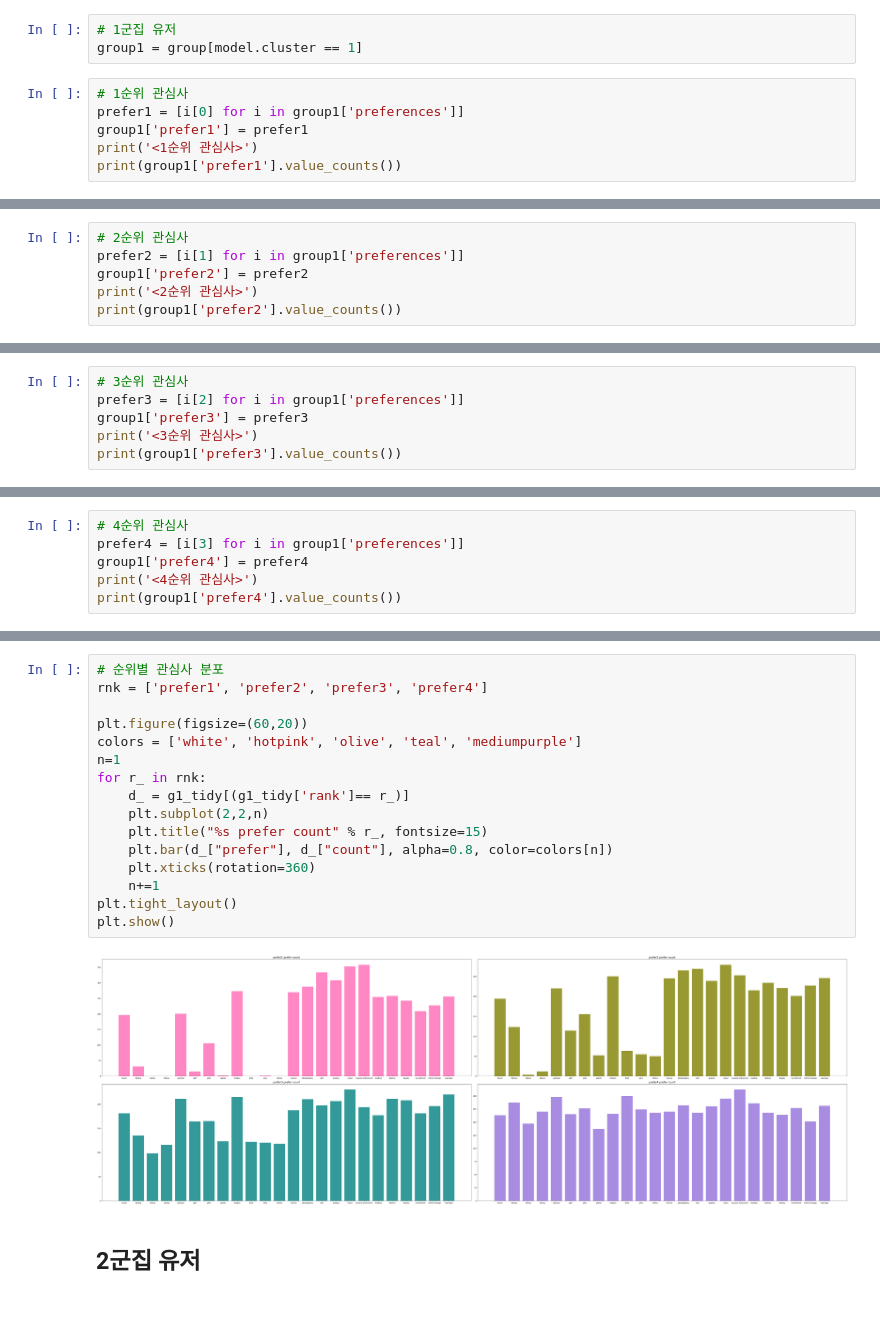
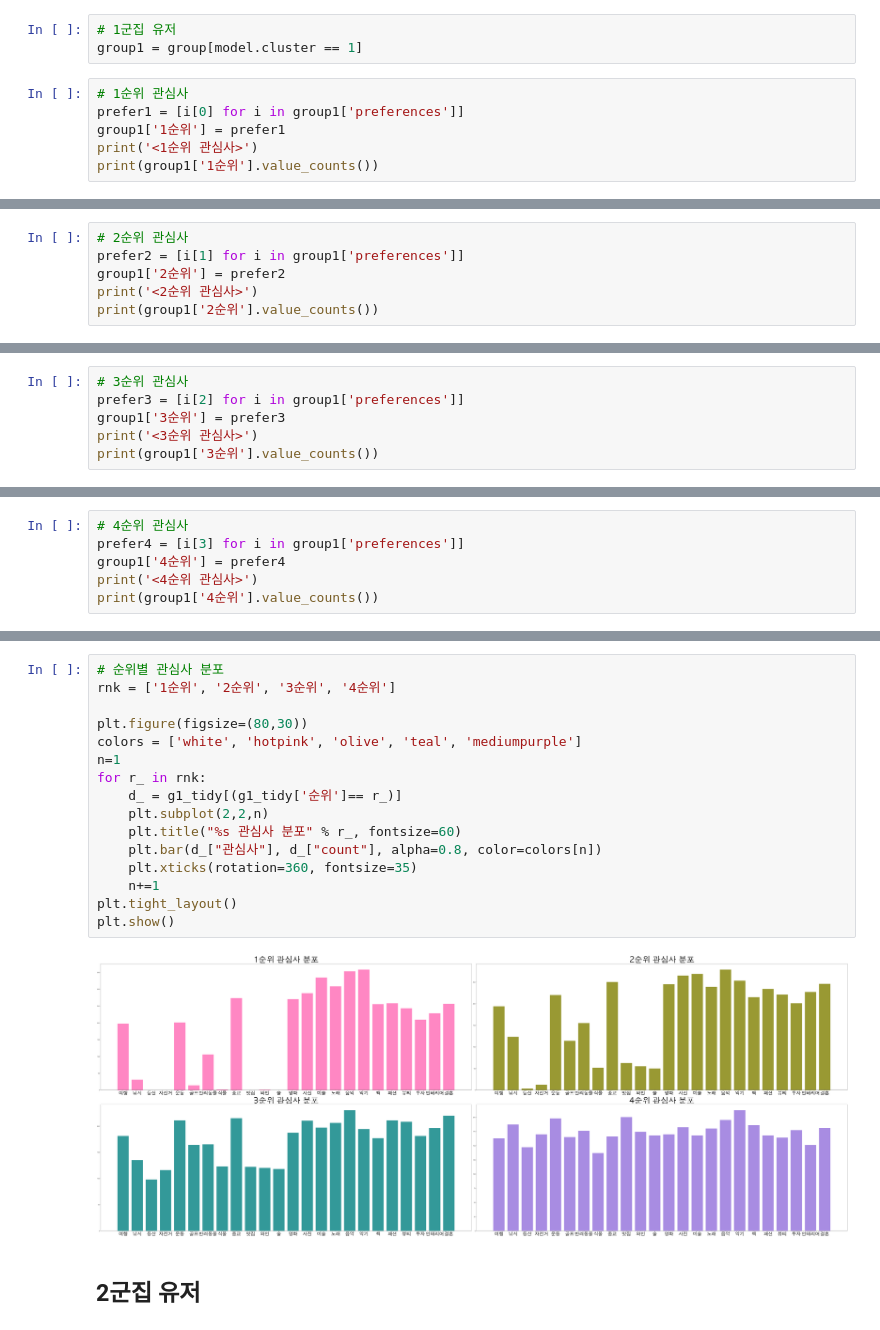
Before and after one commit to yunhaeng/Sinor_recommendation, a Jupyter notebook: testing/sh/test_weights.ipynb, the cells around one changed output, grey strips where cells are left out. Drawn from its saved outputs; the diff is of its cells as text.

```diff
--- a/testing/sh/test_weights.ipynb
+++ b/testing/sh/test_weights.ipynb
@@ -360,8 +423,8 @@ group1 = group[model.cluster == 1]
 # %%
 # 1순위 관심사
 prefer1 = [i[0] for i in group1['preferences']]
-group1['prefer1'] = prefer1
+group1['1순위'] = prefer1
 print('<1순위 관심사>')
-print(group1['prefer1'].value_counts())
+print(group1['1순위'].value_counts())
 # %% [output]
 <1순위 관심사>
@@ -384,8 +447,8 @@ Name: prefer1, dtype: int64
 # %%
 # 2순위 관심사
 prefer2 = [i[1] for i in group1['preferences']]
-group1['prefer2'] = prefer2
+group1['2순위'] = prefer2
 print('<2순위 관심사>')
-print(group1['prefer2'].value_counts())
+print(group1['2순위'].value_counts())
 # %% [output]
 <2순위 관심사>
@@ -408,8 +471,8 @@ Name: prefer2, dtype: int64
 # %%
 # 3순위 관심사
 prefer3 = [i[2] for i in group1['preferences']]
-group1['prefer3'] = prefer3
+group1['3순위'] = prefer3
 print('<3순위 관심사>')
-print(group1['prefer3'].value_counts())
+print(group1['3순위'].value_counts())
 # %% [output]
 <3순위 관심사>
@@ -432,8 +495,8 @@ Name: prefer3, dtype: int64
 # %%
 # 4순위 관심사
 prefer4 = [i[3] for i in group1['preferences']]
-group1['prefer4'] = prefer4
+group1['4순위'] = prefer4
 print('<4순위 관심사>')
-print(group1['prefer4'].value_counts())
+print(group1['4순위'].value_counts())
 # %% [output]
 <4순위 관심사>
@@ -514,21 +579,21 @@ plt.show()
 # %%
 # 순위별 관심사 분포
-rnk = ['prefer1', 'prefer2', 'prefer3', 'prefer4']
+rnk = ['1순위', '2순위', '3순위', '4순위']
 
-plt.figure(figsize=(60,20))
+plt.figure(figsize=(80,30))
 colors = ['white', 'hotpink', 'olive', 'teal', 'mediumpurple']
 n=1
 for r_ in rnk:
-    d_ = g1_tidy[(g1_tidy['rank']== r_)]
+    d_ = g1_tidy[(g1_tidy['순위']== r_)]
     plt.subplot(2,2,n)
-    plt.title("%s prefer count" % r_, fontsize=15)
-    plt.bar(d_["prefer"], d_["count"], alpha=0.8, color=colors[n])
-    plt.xticks(rotation=360)
+    plt.title("%s 관심사 분포" % r_, fontsize=60)
+    plt.bar(d_["관심사"], d_["count"], alpha=0.8, color=colors[n])
+    plt.xticks(rotation=360, fontsize=35)
     n+=1
 plt.tight_layout()
 plt.show()
 # %% [output]
-[figure, old version]
+[figure, new version]
 # %% [markdown]
 ## 2군집 유저
 # %%
```
Also changed, not shown: parts of 38 cells of this notebook.
